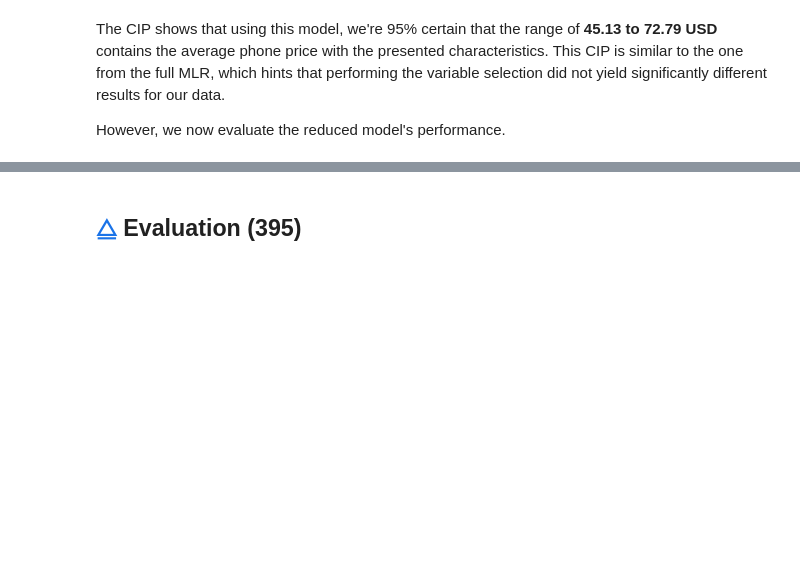
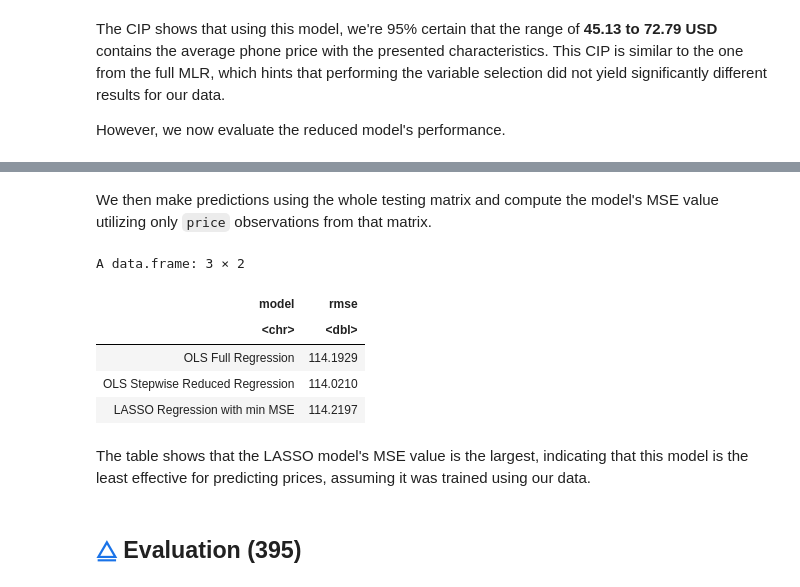
Before and after one commit to Ihor16/stat-301-project, a Jupyter notebook: FinalReport.ipynb, the cells around one changed output, grey strips where cells are left out. Saved outputs shown, nothing was run; the diff lists cells and outputs as text; code cells hidden in the pictures; blank space fills up the shorter version.

```diff
--- a/FinalReport.ipynb
+++ b/FinalReport.ipynb
@@ -531,41 +765,37 @@ round(log(phone_lambda_min), 2)
+# %% [markdown]
+We then make predictions using the whole testing matrix and compute the model's MSE value utilizing only `price` observations from that matrix.
 # %%
-# Building LASSO model with the min lambda
-phone_model_lasso <- glmnet(
-  x = phone_training_matrix_x,
-  y = phone_training_matrix_y,
-  alpha = 1,
-  lambda = phone_lambda_min
-)
-
-# Comparing coefficients from the full MLR model and LASSO with min lambda
-data.frame(
-  full_model = coef(phone_model_full),
-  lasso = c(phone_model_lasso$a0, as.vector(phone_model_lasso$beta))
-) %>%
-  round(3)
-
 # Obtaining out-of-sample predictions for `price` from the testing set using the lasso model
 phone_model_lasso_test <- predict(
   object = phone_model_lasso,
   newx = phone_testing_matrix_x
 )
 
 # Calculating the MSE value for the lasso model
 phone_model_lasso_rmse <- rmse(
   preds = phone_model_lasso_test,
   actuals = phone_testing$price
 )
 
 # Adding LASSO model's MSE to the results tibble
 phone_rmses <- phone_rmses %>%
   rbind(tibble(
     model = "LASSO Regression with min MSE",
     rmse = phone_model_lasso_rmse
   )) %>%
   unique()
 
 phone_rmses %>%
   as.data.frame()
+# %% [output]
+A data.frame: 3 × 2
+| model | rmse |
+| <chr> | <dbl> |
+| OLS Full Regression | 114.1929 |
+| OLS Stepwise Reduced Regression | 114.0210 |
+| LASSO Regression with min MSE | 114.2197 |
+# %% [markdown]
+The table shows that the LASSO model's MSE value is the largest, indicating that this model is the least effective for predicting prices, assuming it was trained using our data.
 # %% [markdown]
 ## [⧋](#methods) Evaluation (395) <a name="evaluation"></a>
 # %% [markdown]
```
Also changed, not shown: parts of 39 cells of this notebook.
